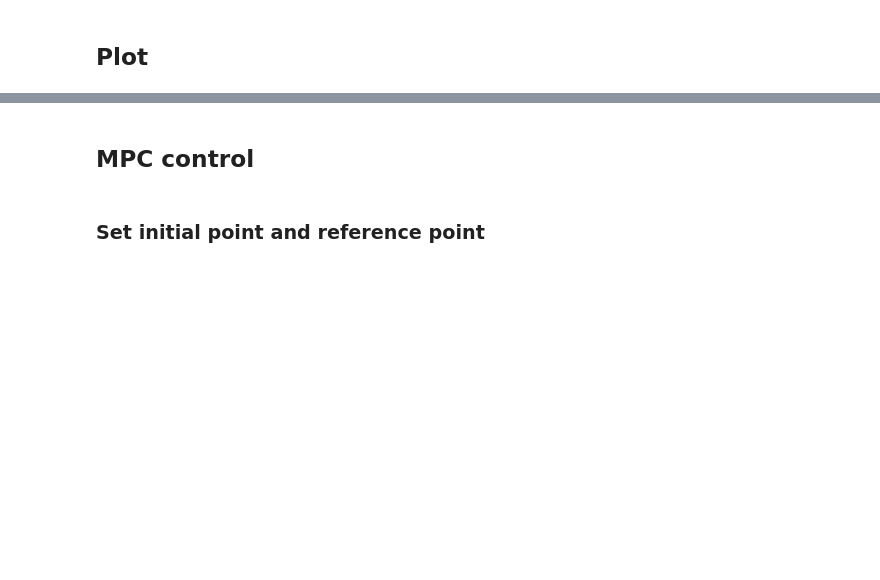
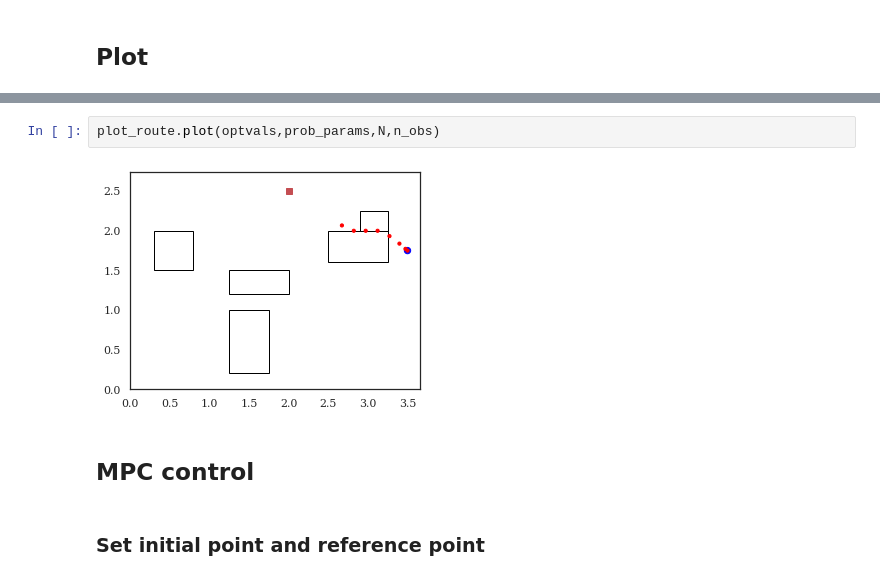
Before and after one commit to YiQi-EPFL/OMISTL, a Jupyter notebook: MPC/MPC.ipynb, the cells around one changed output, grey strips where cells are left out. Saved outputs shown, nothing was run; the diff lists cells and outputs as text; blank space fills up the shorter version.

```diff
--- a/MPC/MPC.ipynb
+++ b/MPC/MPC.ipynb
@@ -266,3 +213,7 @@ if len(obstacles) is n_obs:
+# %%
+plot_route.plot(optvals,prob_params,N,n_obs)
+# %% [output]
+[figure, added]
 # %% [markdown]
 ## MPC control
 # %% [markdown]
```
Also changed, not shown: parts of 15 cells of this notebook, 10 other files.
